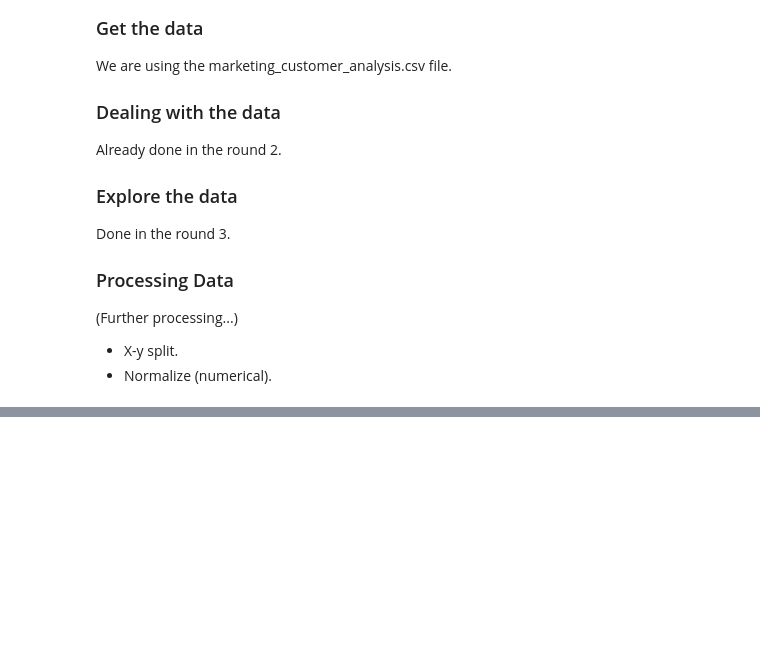
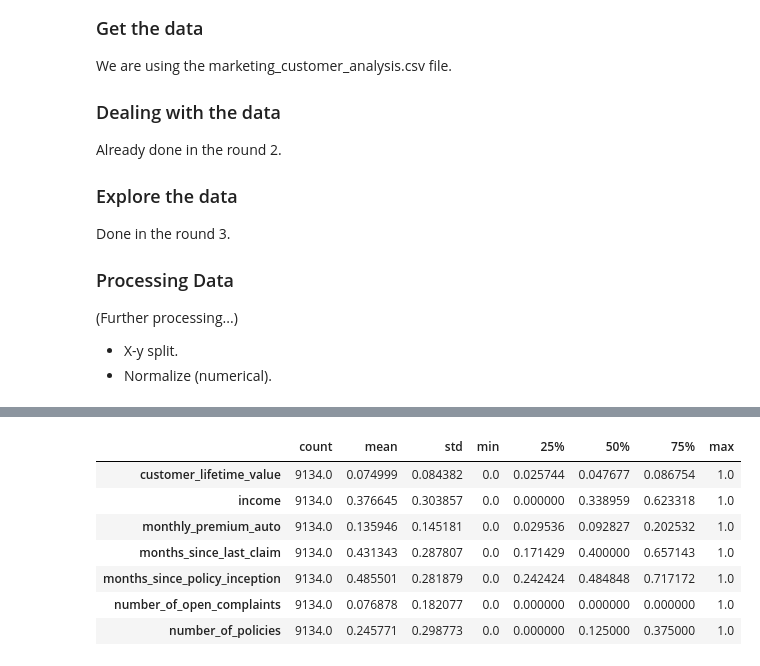
Before and after one commit to NicolasVollmer/lab-customer-analysis-round-2, a Jupyter notebook: Nicolas_Round2-7.ipynb, the cells around one changed output, grey strips where cells are left out. Cells and saved outputs as stored; diff of their text form; code cells hidden in the pictures; blank space fills up the shorter version.

```diff
--- a/Nicolas_Round2-7.ipynb
+++ b/Nicolas_Round2-7.ipynb
@@ -817,0 +726,7 @@ It's time to put it all together. Remember the previous rounds and follow the st
+# %%
+MinMaxtransformer = MinMaxScaler().fit(X_num)
+X_normalized = MinMaxtransformer.transform(X_num) # does the actual scaling
+print(type(X_normalized))
+X_normalized = pd.DataFrame(X_normalized,columns=X_num.columns)
+display(X_normalized.head())
+print(type(X_normalized))
@@ -817,0 +742,11 @@ It's time to put it all together. Remember the previous rounds and follow the st
+# %%
+X_normalized.describe().T
+# %% [output]
+|  | count | mean | std | min | 25% | 50% | 75% | max |
+| customer_lifetime_value | 9134.0 | 0.074999 | 0.084382 | 0.0 | 0.025744 | 0.047677 | 0.086754 | 1.0 |
+| income | 9134.0 | 0.376645 | 0.303857 | 0.0 | 0.000000 | 0.338959 | 0.623318 | 1.0 |
+| monthly_premium_auto | 9134.0 | 0.135946 | 0.145181 | 0.0 | 0.029536 | 0.092827 | 0.202532 | 1.0 |
+| months_since_last_claim | 9134.0 | 0.431343 | 0.287807 | 0.0 | 0.171429 | 0.400000 | 0.657143 | 1.0 |
+| months_since_policy_inception | 9134.0 | 0.485501 | 0.281879 | 0.0 | 0.242424 | 0.484848 | 0.717172 | 1.0 |
+| number_of_open_complaints | 9134.0 | 0.076878 | 0.182077 | 0.0 | 0.000000 | 0.000000 | 0.000000 | 1.0 |
+| number_of_policies | 9134.0 | 0.245771 | 0.298773 | 0.0 | 0.000000 | 0.125000 | 0.375000 | 1.0 |
```
Also changed, not shown: parts of 46 cells of this notebook.
